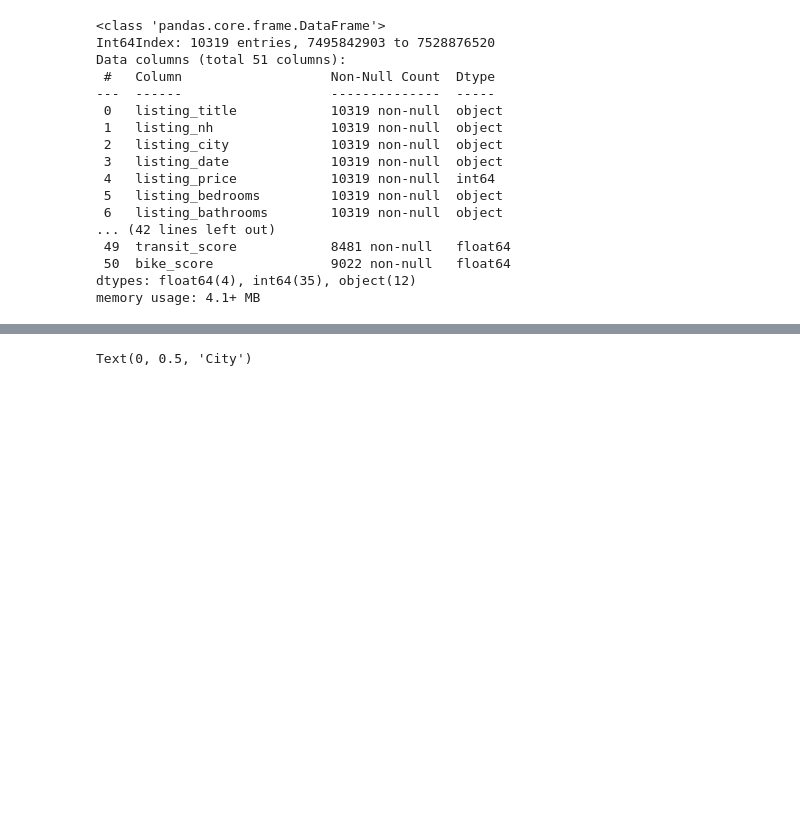
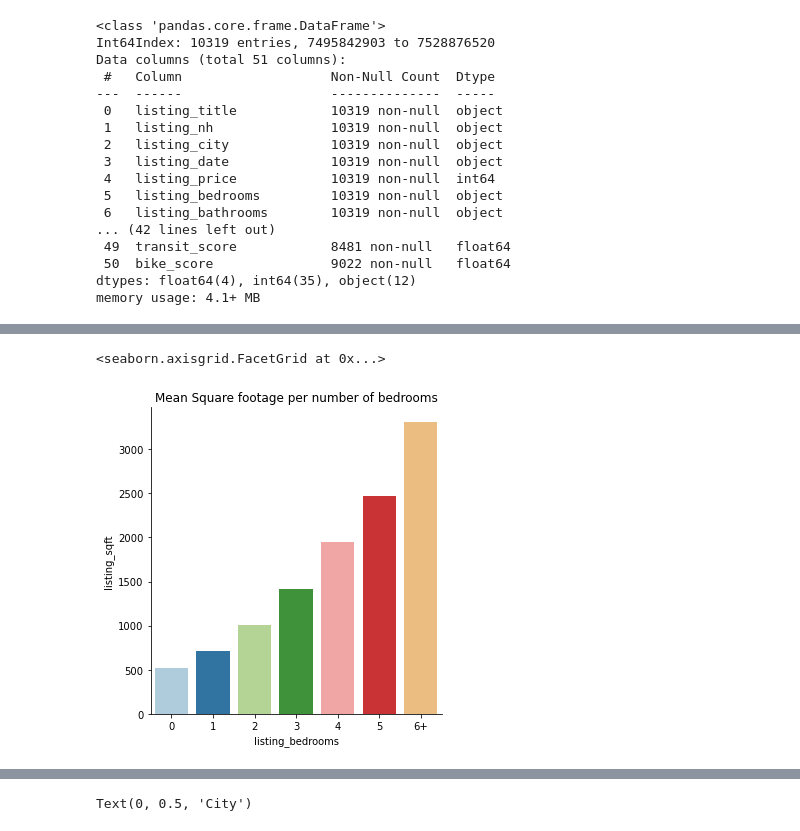
Before and after one commit to melissavhan/Craigslist-Rent-Prediction, a Jupyter notebook: notebooks/Craigslist_EDA.ipynb, the cells around one changed output, grey strips where cells are left out. Cells and saved outputs as stored; diff of their text form; code cells hidden in the pictures; blank space fills up the shorter version.

```diff
--- a/notebooks/Craigslist_EDA.ipynb
+++ b/notebooks/Craigslist_EDA.ipynb
@@ -103,0 +163,8 @@ memory usage: 4.1+ MB
+# %%
+# Find the mean listing_sqft for number of bedrooms
+mean_sqft_bedroom = df.groupby('listing_bedrooms').mean()['listing_sqft'].reset_index()
+mean_sqft_bedroom
+sns.catplot(data=mean_sqft_bedroom, x="listing_bedrooms", y="listing_sqft", kind='bar', dodge=False, order=['0','1','2','3','4','5','6+'], palette=sns.color_palette('Paired')).set(title="Mean Square footage per number of bedrooms")
+# %% [output]
+<seaborn.axisgrid.FacetGrid at 0x...>
+[figure, added]
```
Also changed, not shown: parts of 54 cells of this notebook.
